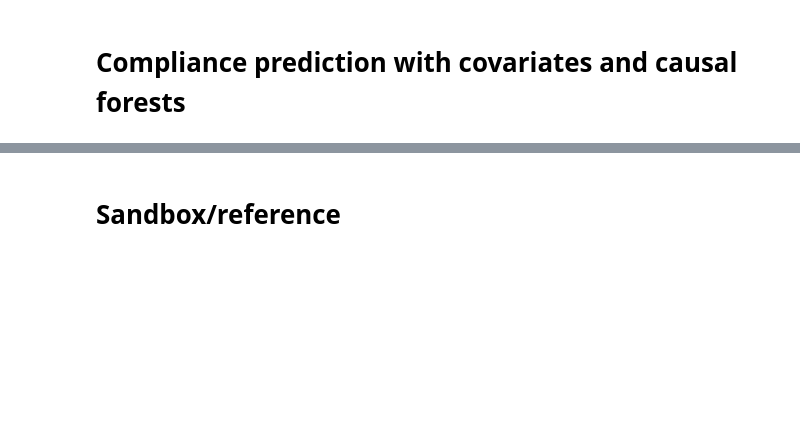
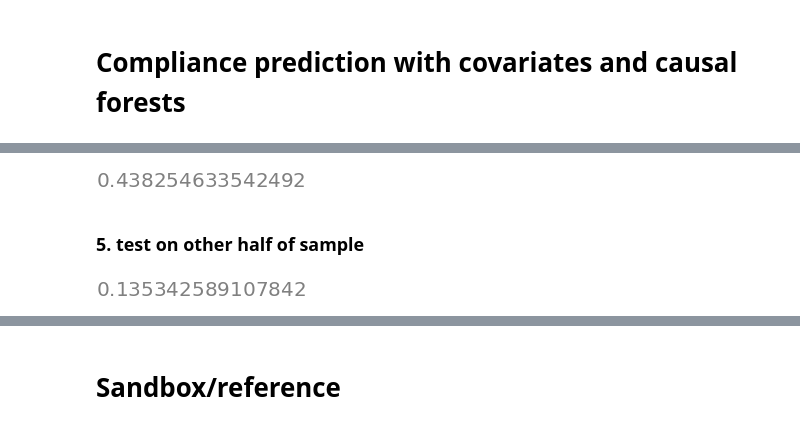
Before and after one commit to tliu526/data-driven-exclusion, a Jupyter notebook: notebooks/iv_perfect_comply_sim.ipynb, the cells around one changed output, grey strips where cells are left out. Cells and saved outputs as stored; diff of their text form; code cells hidden in the pictures; blank space fills up the shorter version.

```diff
--- a/notebooks/iv_perfect_comply_sim.ipynb
+++ b/notebooks/iv_perfect_comply_sim.ipynb
@@ -647,0 +939,24 @@ comp_df.head(20)
+# %%
+def threshold_power(threshold, fuzzy_df, tau):
+    """
+    Computes the power for a given complier threshold and dataset.
+
+    Args:
+        threshold (float): the complier exclusion threshold
+        fuzzy_df (pd.DataFrame): the data
+        tau (float): the specified treatment effect for power calculation
+    """
+    sel_df = fuzzy_df[fuzzy_df['pred_comply'] > threshold]
+    #print("threshold: {}, n_samples: {}".format(threshold, sel_df.shape[0]))
+
+    try:
+        iv_model = IV2SLS.from_formula(formula, sel_df)
+        iv_results = iv_model.fit(cov_type='robust')
+        iv_var = iv_results.std_errors['T']**2
+
+        return rdd_power(tau, iv_var)
+
+    # if some exception is thrown
+    except Exception as e:
+        print(e)
+        return -np.inf
@@ -647,0 +978,3 @@ comp_df.head(20)
+# %%
+potential_thresholds = s1_df['pred_comply'].unique()
+pairs = [(x,threshold_power(x, s1_df, tau)) for x in potential_thresholds]
@@ -647,0 +989,8 @@ comp_df.head(20)
+# %%
+pairs.sort(key=lambda x: x[1])
+exclusion_threshold = pairs[-1][0]
+exclusion_threshold
+# %% [output]
+[figure, added]
+# %% [markdown]
+### 5. test on other half of sample
@@ -647,0 +1000,4 @@ comp_df.head(20)
+# %%
+cforest.score(X=s2_df[feat_cols], Y=s2_df['T'], T=s2_df['Z'])
+# %% [output]
+[figure, added]
```
Also changed, not shown: parts of 65 cells of this notebook.
